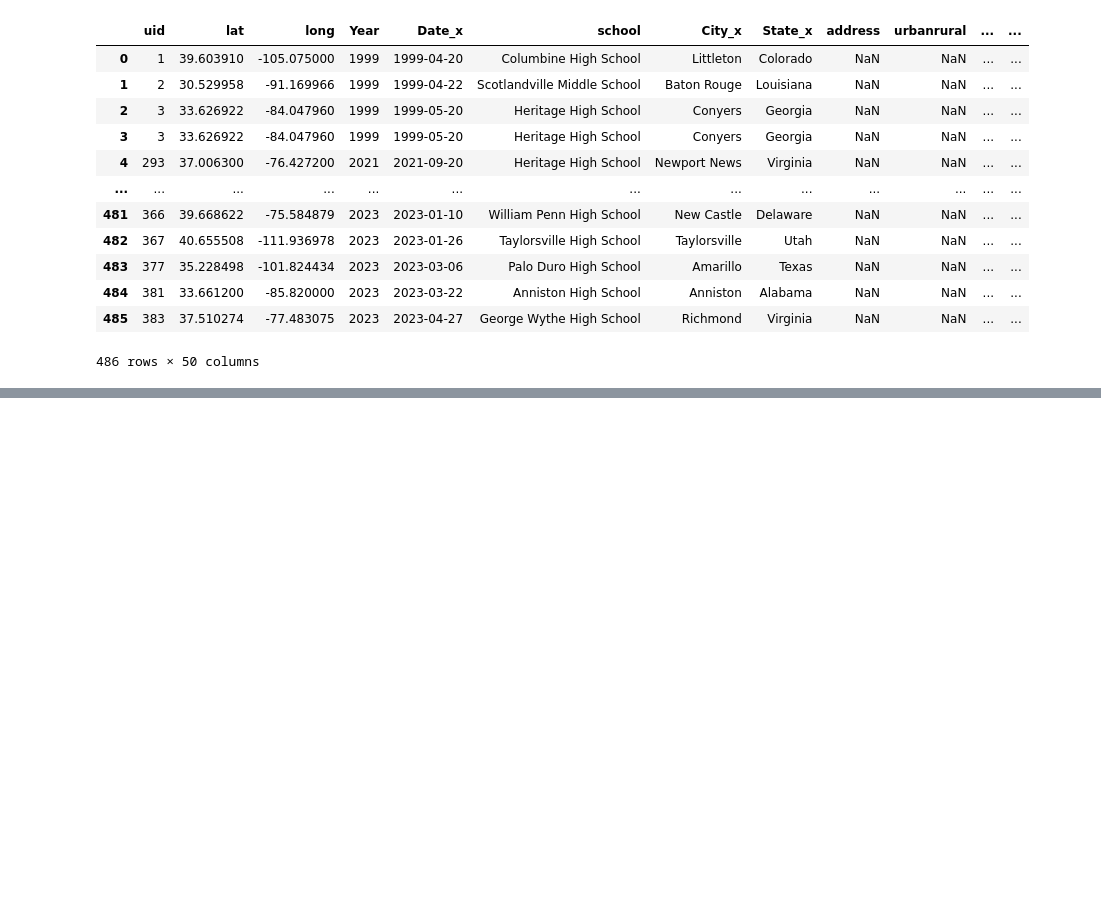
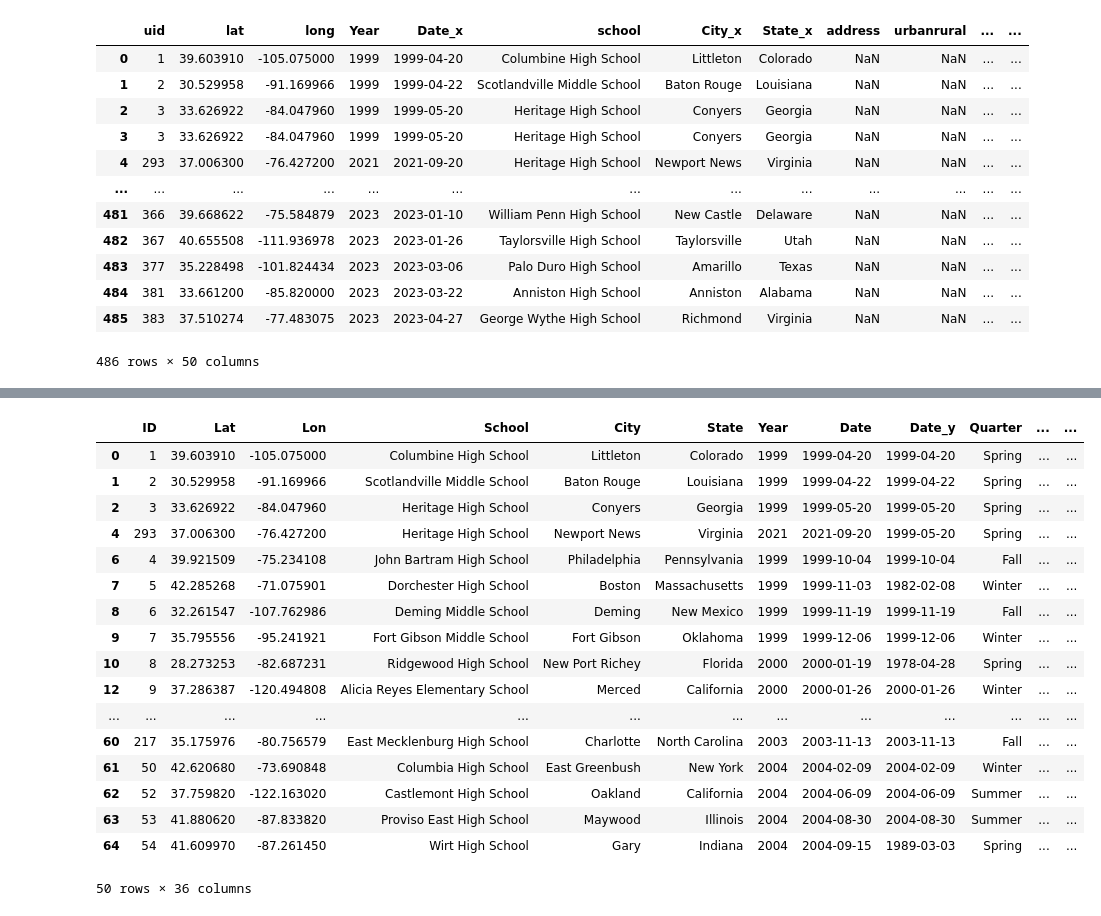
Before and after one commit to LeviEzra1/Project1_team4, a Jupyter notebook: Adriel_analysis/dataset_draft.ipynb, the cells around one changed output, grey strips where cells are left out. Saved outputs shown, nothing was run; the diff lists cells and outputs as text; code cells hidden in the pictures; blank space fills up the shorter version.

Commit message:
first analysis

```diff
--- a/Adriel_analysis/dataset_draft.ipynb
+++ b/Adriel_analysis/dataset_draft.ipynb
@@ -160,7 +146,7 @@ final_data_merge_right
 # %%
 #Conduct final merge
 #inner merge
-final_data_merge = pd.merge(revised_Merge1, CSV3XR, on='school')
+final_data_merge = pd.merge(revised_Merge1, CSV3XR, on=('school'))
 final_data_merge
 # %% [output]
 |  | uid | lat | long | Year | Date_x | school | City_x | State_x | address | urbanrural | ... | ... |
@@ -176,3 +162,10 @@ final_data_merge
 | 484 | 381 | 33.661200 | -85.820000 | 2023 | 2023-03-22 | Anniston High School | Anniston | Alabama | NaN | NaN | ... | ... |
 | 485 | 383 | 37.510274 | -77.483075 | 2023 | 2023-04-27 | George Wythe High School | Richmond | Virginia | NaN | NaN | ... | ... |
 486 rows × 50 columns
+# %%
+#Drop additional columns that aren't needed
+final_data_merge = final_data_merge.drop(['State_y','City_y', 'address', 'race', 'age_shooter2', 'gender_shooter2',
+                                          'race_ethnicity_shooter2', 'shooter_relationship2', 'shooter_deceased2',
+                                          'deceased_notes2', 'killed_y', 'Incident_ID', 'type', 'time_y'], axis=1)
+
+final_data_merge
@@ -211,0 +198,14 @@ Index(['uid', 'lat', 'long', 'Year', 'Date_x', 'school', 'City_x', 'State_x',
+# %%
+#Final rename of columns
+renamed_finaldata = final_data_merge.rename(columns={"uid": "ID", "lat": "Lat", "long": "Lon", "Date_x": "Date", "school": "School",
+                                                     "City_x": "City", "State_x": "State", "injured_y": "Victims Injured", "victims": "# of Victims",
+                                                     "casualties": "Victim Casualties", "district_name": "District Name",
+                                                     "school_year": "School Year", "day_of_week": "Day of the Week", "school_type": "Public vs. Private",
+                                                     "shooting_type": "Incident(Shooting) Type", "age_shooter1": "Shooter Age", "gender_shooter1": "Shooter Gender",
+                                                     "race_ethnicity_shooter1": "Shooter Race(ethnicity)", "shooter_relationship1": "Shooter relation to incident",
+                                                     "shooter_deceased1": "Shooter Deceased", "deceased_notes1": "Deceased Notes", "weapon_source": "Weapon Source",
+                                                     "School_Level": "School Level", "Location": "Location of Shooting", "During_School": "During School",
+                                                     "Time_Period": "Time Period of Incident", "First_Shot": "Time of First Shot", "Bullied": "History of bullying (Shooter)",
+                                                     "Domestic_Violence": "History of Domestic Violence (Shooter)", "Gang_Related": "Gang Related" })
+
+renamed_finaldata
@@ -211,0 +241,10 @@ Index(['uid', 'lat', 'long', 'Year', 'Date_x', 'school', 'City_x', 'State_x',
+# %%
+#Reorganize column placement
+Full_SchoolS_df = renamed_finaldata[['ID', 'Lat', 'Lon', 'School', 'City', 'State', 'Year', 'Date', 'Date_y', 'Quarter',
+                                     'urbanrural', 'Victims Injured', '# of Victims', 'District Name', 'School Year', 'Day of the Week',
+                                     'Public vs. Private', 'Victim Casualties', 'Incident(Shooting) Type', 'Shooter Age', 'Shooter Gender',
+                                     'Shooter Race(ethnicity)', 'Shooter relation to incident', 'Shooter Deceased', 'Deceased Notes', 'weapon',
+                                     'Weapon Source', 'School Level', 'Location of Shooting', 'During School', 'Time Period of Incident',
+                                     'Time of First Shot', 'History of bullying (Shooter)', 'History of Domestic Violence (Shooter)', 'Gang Related', 'Preplanned']]
+
+Full_SchoolS_df
@@ -211,0 +265,24 @@ Index(['uid', 'lat', 'long', 'Year', 'Date_x', 'school', 'City_x', 'State_x',
+# %%
+# Drop duplicates of values that have the same date & school across rows
+Full_SchoolS_df = Full_SchoolS_df.drop_duplicates(['School', 'Date'])
+
+Full_SchoolS_df.head(50)
+# %% [output]
+|  | ID | Lat | Lon | School | City | State | Year | Date | Date_y | Quarter | ... | ... |
+| 0 | 1 | 39.603910 | -105.075000 | Columbine High School | Littleton | Colorado | 1999 | 1999-04-20 | 1999-04-20 | Spring | ... | ... |
+| 1 | 2 | 30.529958 | -91.169966 | Scotlandville Middle School | Baton Rouge | Louisiana | 1999 | 1999-04-22 | 1999-04-22 | Spring | ... | ... |
+| 2 | 3 | 33.626922 | -84.047960 | Heritage High School | Conyers | Georgia | 1999 | 1999-05-20 | 1999-05-20 | Spring | ... | ... |
+| 4 | 293 | 37.006300 | -76.427200 | Heritage High School | Newport News | Virginia | 2021 | 2021-09-20 | 1999-05-20 | Spring | ... | ... |
+| 6 | 4 | 39.921509 | -75.234108 | John Bartram High School | Philadelphia | Pennsylvania | 1999 | 1999-10-04 | 1999-10-04 | Fall | ... | ... |
+| 7 | 5 | 42.285268 | -71.075901 | Dorchester High School | Boston | Massachusetts | 1999 | 1999-11-03 | 1982-02-08 | Winter | ... | ... |
+| 8 | 6 | 32.261547 | -107.762986 | Deming Middle School | Deming | New Mexico | 1999 | 1999-11-19 | 1999-11-19 | Fall | ... | ... |
+| 9 | 7 | 35.795556 | -95.241921 | Fort Gibson Middle School | Fort Gibson | Oklahoma | 1999 | 1999-12-06 | 1999-12-06 | Winter | ... | ... |
+| 10 | 8 | 28.273253 | -82.687231 | Ridgewood High School | New Port Richey | Florida | 2000 | 2000-01-19 | 1978-04-28 | Spring | ... | ... |
+| 12 | 9 | 37.286387 | -120.494808 | Alicia Reyes Elementary School | Merced | California | 2000 | 2000-01-26 | 2000-01-26 | Winter | ... | ... |
+| ... | ... | ... | ... | ... | ... | ... | ... | ... | ... | ... | ... | ... |
+| 60 | 217 | 35.175976 | -80.756579 | East Mecklenburg High School | Charlotte | North Carolina | 2003 | 2003-11-13 | 2003-11-13 | Fall | ... | ... |
+| 61 | 50 | 42.620680 | -73.690848 | Columbia High School | East Greenbush | New York | 2004 | 2004-02-09 | 2004-02-09 | Winter | ... | ... |
+| 62 | 52 | 37.759820 | -122.163020 | Castlemont High School | Oakland | California | 2004 | 2004-06-09 | 2004-06-09 | Summer | ... | ... |
+| 63 | 53 | 41.880620 | -87.833820 | Proviso East High School | Maywood | Illinois | 2004 | 2004-08-30 | 2004-08-30 | Summer | ... | ... |
+| 64 | 54 | 41.609970 | -87.261450 | Wirt High School | Gary | Indiana | 2004 | 2004-09-15 | 1989-03-03 | Spring | ... | ... |
+50 rows × 36 columns
```
Also changed, not shown: parts of 10 cells of this notebook.
